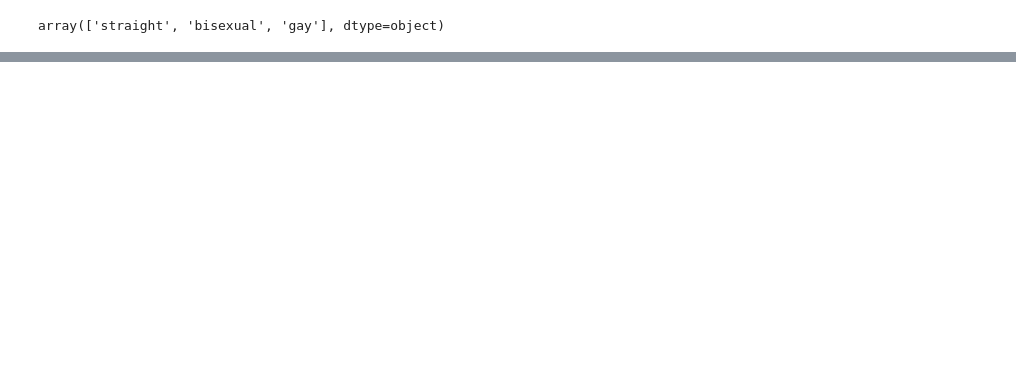
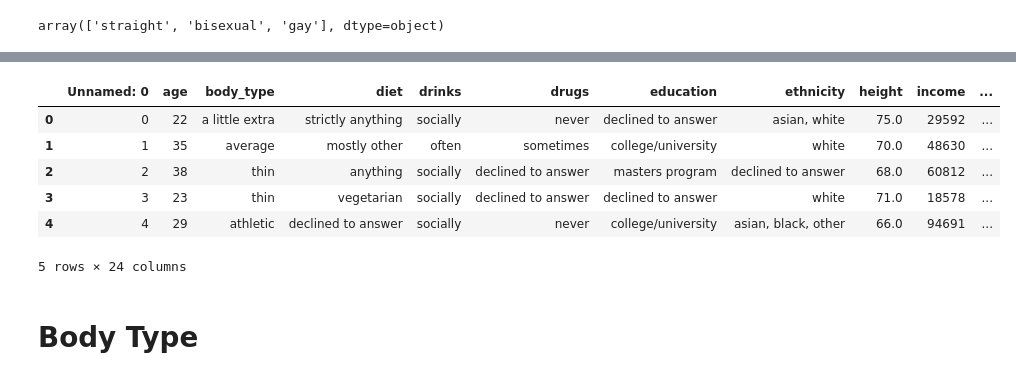
Before and after one commit to Manochitra20/OkCupid_Dating_with_ML, a Jupyter notebook: Cleaned_OC_Cupid_Profile (R).ipynb, the cells around one changed output, grey strips where cells are left out. Cells and saved outputs as stored; diff of their text form; code cells hidden in the pictures; blank space fills up the shorter version.

```diff
--- a/Cleaned_OC_Cupid_Profile (R).ipynb
+++ b/Cleaned_OC_Cupid_Profile (R).ipynb
@@ -71,0 +242,12 @@ array(['straight', 'bisexual', 'gay'], dtype=object)
+# %%
+working_df.head()
+# %% [output]
+|  | Unnamed: 0 | age | body_type | diet | drinks | drugs | education | ethnicity | height | income | ... |
+| 0 | 0 | 22 | a little extra | strictly anything | socially | never | declined to answer | asian, white | 75.0 | 29592 | ... |
+| 1 | 1 | 35 | average | mostly other | often | sometimes | college/university | white | 70.0 | 48630 | ... |
+| 2 | 2 | 38 | thin | anything | socially | declined to answer | masters program | declined to answer | 68.0 | 60812 | ... |
+| 3 | 3 | 23 | thin | vegetarian | socially | declined to answer | declined to answer | white | 71.0 | 18578 | ... |
+| 4 | 4 | 29 | athletic | declined to answer | socially | never | college/university | asian, black, other | 66.0 | 94691 | ... |
+5 rows × 24 columns
+# %% [markdown]
+# Body Type
```
Also changed, not shown: parts of 18 cells of this notebook, 1 other file.
